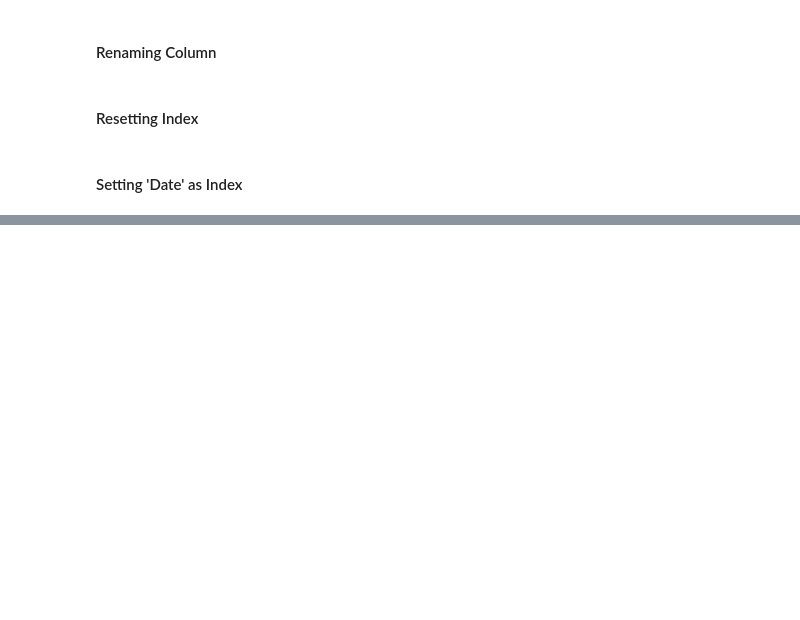
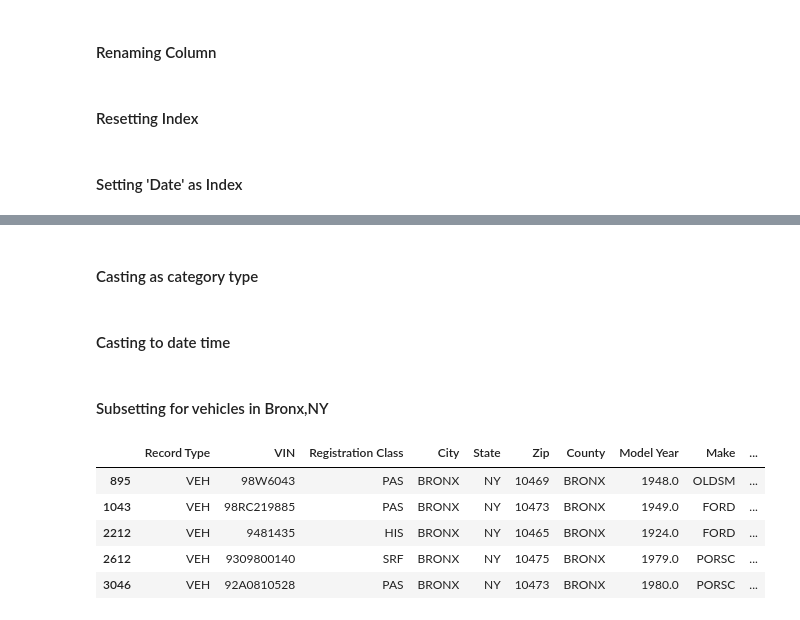
Before and after one commit to heidthecamp/CU-VIRT-AI-PT-03-2024-U-LOLC-PROJECT-1, a Jupyter notebook: Bronx_income.ipynb, the cells around one changed output, grey strips where cells are left out. Cells and saved outputs as stored; diff of their text form; code cells hidden in the pictures; blank space fills up the shorter version.

```diff
--- a/Bronx_income.ipynb
+++ b/Bronx_income.ipynb
@@ -295,0 +355,24 @@ plt.show()
+# %% [markdown]
+#### Casting as category type
+# %%
+columns = veh_reg_df.columns
+for col in columns:
+    if veh_reg_df[col].dtype == 'object':
+        veh_reg_df[col] = veh_reg_df[col].astype('category')
+# %% [markdown]
+#### Casting to date time
+# %%
+veh_reg_df['Reg Valid Date'] = pd.to_datetime(bx_veh_df['Reg Valid Date'])
+veh_reg_df['Reg Expiration Date'] = pd.to_datetime(bx_veh_df['Reg Expiration Date'])
+# %% [markdown]
+#### Subsetting for vehicles in Bronx,NY
+# %%
+bx_veh_df = veh_reg_df[(veh_reg_df['State']=='NY') & (veh_reg_df['County'] == 'BRONX') & (veh_reg_df['Record Type']=='VEH')]
+bx_veh_df.head()
+# %% [output]
+|  | Record Type | VIN | Registration Class | City | State | Zip | County | Model Year | Make | ... |
+| 895 | VEH | 98W6043 | PAS | BRONX | NY | 10469 | BRONX | 1948.0 | OLDSM | ... |
+| 1043 | VEH | 98RC219885 | PAS | BRONX | NY | 10473 | BRONX | 1949.0 | FORD | ... |
+| 2212 | VEH | 9481435 | HIS | BRONX | NY | 10465 | BRONX | 1924.0 | FORD | ... |
+| 2612 | VEH | 9309800140 | SRF | BRONX | NY | 10475 | BRONX | 1979.0 | PORSC | ... |
+| 3046 | VEH | 92A0810528 | PAS | BRONX | NY | 10473 | BRONX | 1980.0 | PORSC | ... |
```
Also changed, not shown: parts of 28 cells of this notebook, 16 other files.
